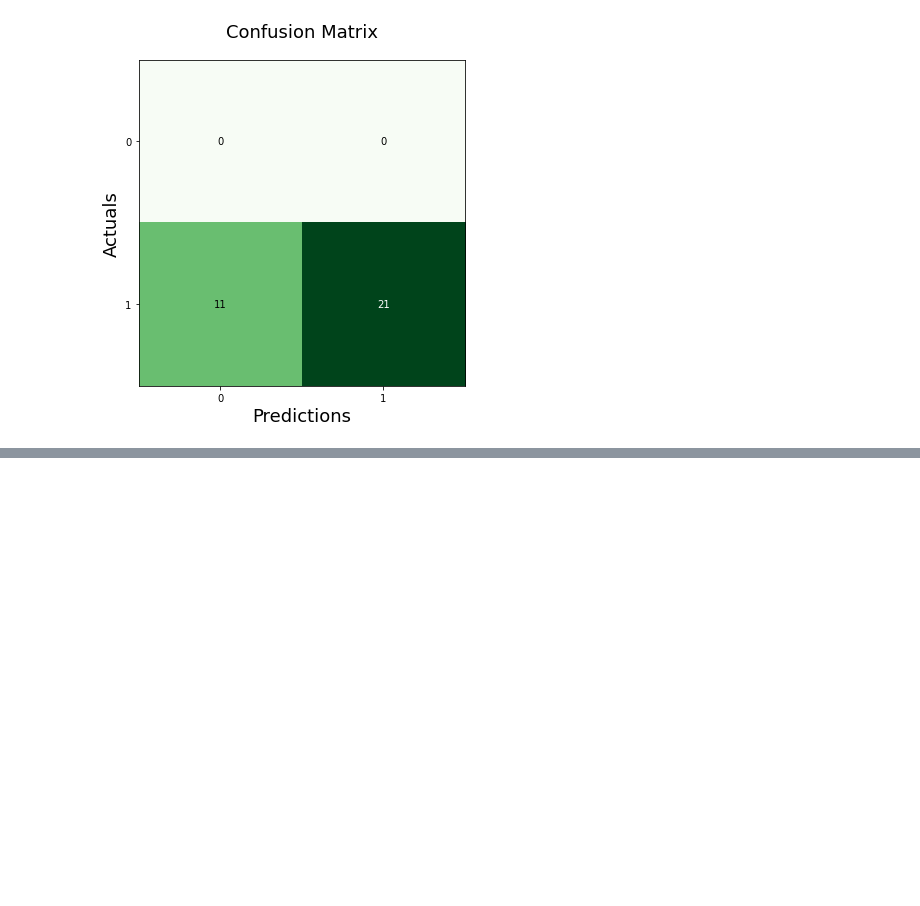
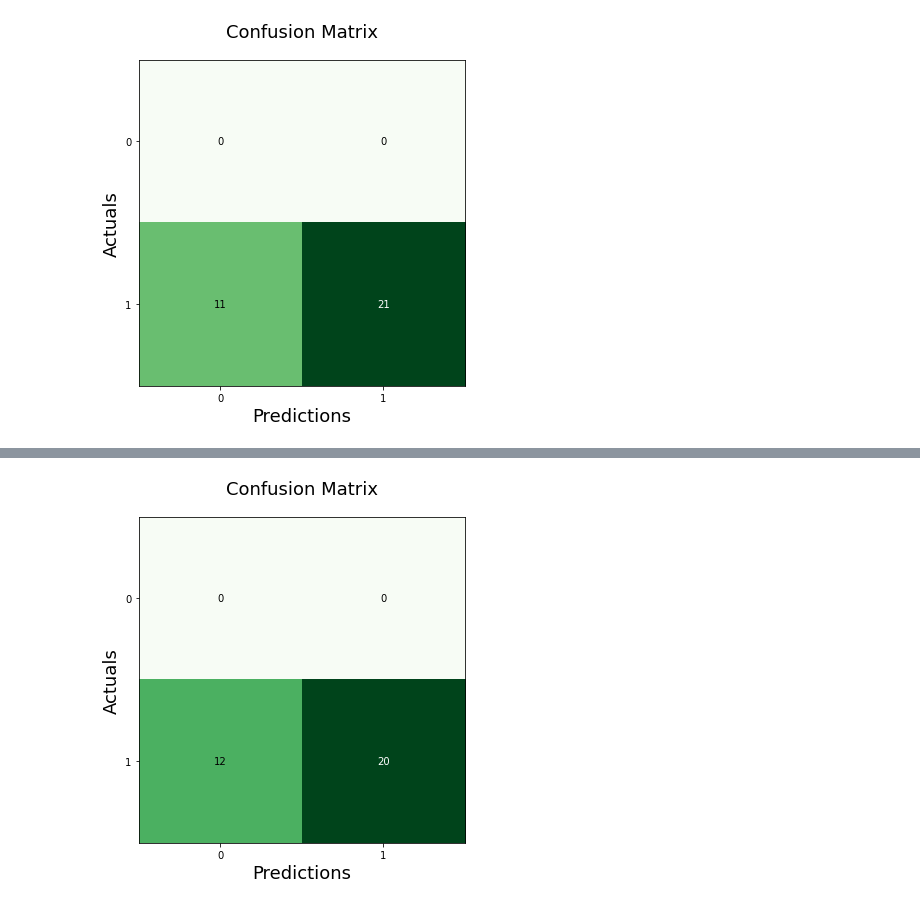
Before and after one commit to trishattah/Capstone, a Jupyter notebook: NAEmotion_GAN02Capstone-2.ipynb, the cells around one changed output, grey strips where cells are left out. Saved outputs shown, nothing was run; the diff lists cells and outputs as text; code cells hidden in the pictures; blank space fills up the shorter version.

```diff
--- a/NAEmotion_GAN02Capstone-2.ipynb
+++ b/NAEmotion_GAN02Capstone-2.ipynb
@@ -838,0 +886,10 @@ plt.show()
+# %%
+#confusion matrix with no emotion model for the cosine similarity
+conf_matrix2 = confusion_matrix(y_true=y_test, y_pred=y_pred)
+fig, ax = plot_confusion_matrix(conf_mat=conf_matrix2, figsize=(6, 6), cmap=plt.cm.Greens)
+plt.xlabel('Predictions', fontsize=18)
+plt.ylabel('Actuals', fontsize=18)
+plt.title('Confusion Matrix', fontsize=18)
+plt.show()
+# %% [output]
+[figure, added]
```
Also changed, not shown: parts of 13 cells of this notebook.
